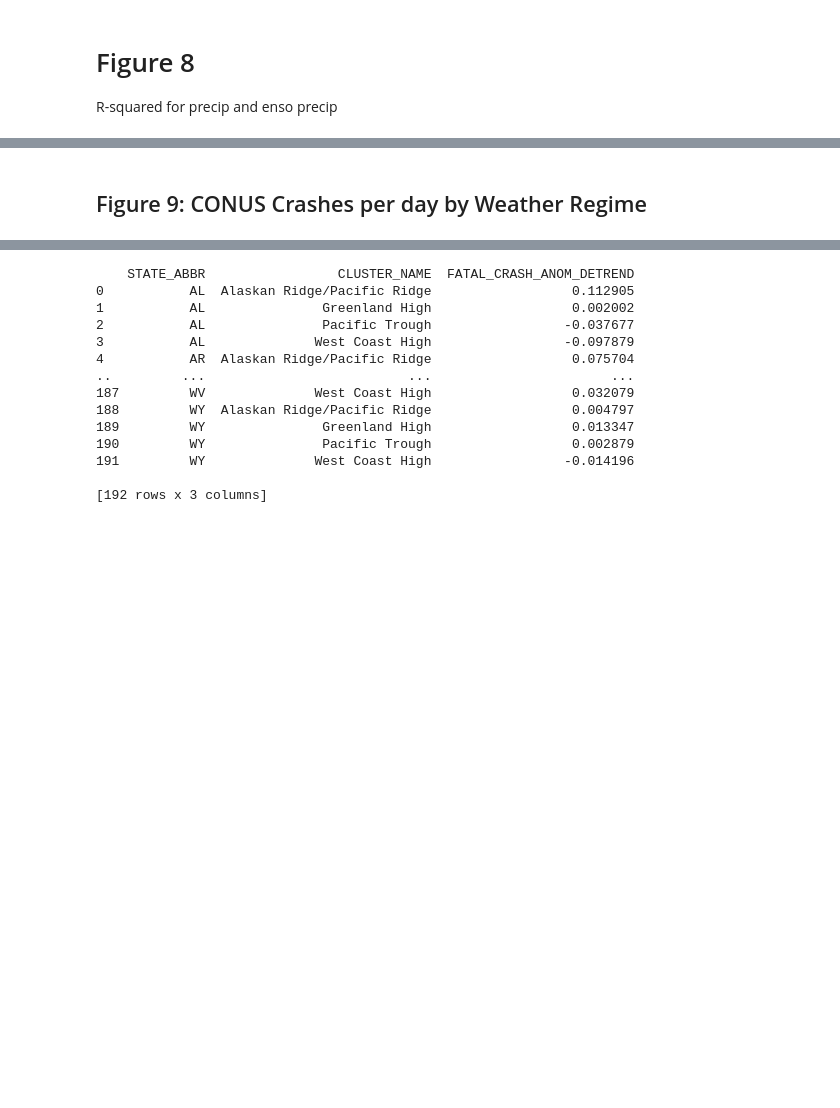
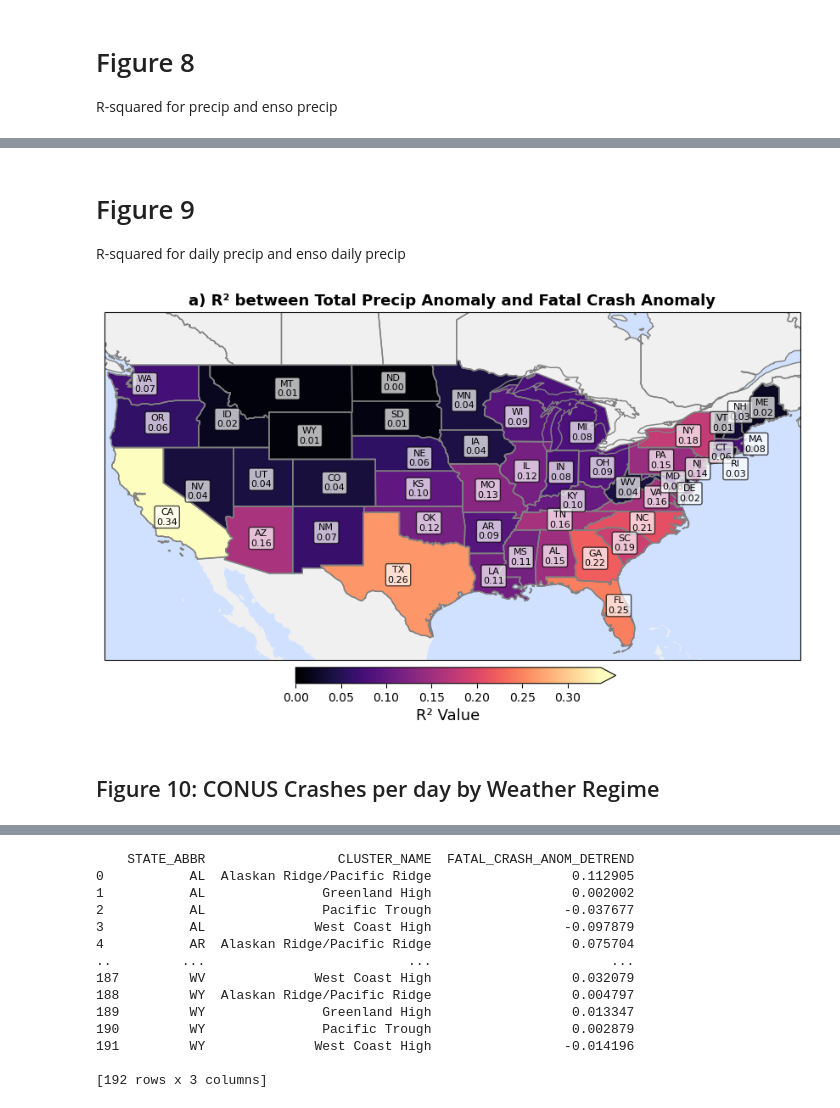
Before and after one commit to ou-esplab/S2S-transportation, a Jupyter notebook: src/Journal_Figs.ipynb, the cells around one changed output, grey strips where cells are left out. Cells and saved outputs as stored; diff of their text form; code cells hidden in the pictures; blank space fills up the shorter version.

```diff
--- a/src/Journal_Figs.ipynb
+++ b/src/Journal_Figs.ipynb
@@ -781,5 +782,16 @@ plot_r2_map_panels([r2_all,r2_enso], state_centers, save_path='../figs/Figure8.p
+# %% [markdown]
+# Figure 9
+R-squared for daily precip and enso daily precip
+# %%
+r2_all_daily = compute_state_precip_r2(df_djf_daily,
+                                       crash_col='FATAL_CRASH_ANOM_DETREND',
+                                       precip_col='PRECIP_ANOM')
+
+plot_r2_map_panels([r2_all_daily], state_centers, save_path='../figs/Figure9.png')
+# %% [output]
+[figure, added]
 # %% [markdown]
-## Figure 9: CONUS Crashes per day by Weather Regime
+## Figure 10: CONUS Crashes per day by Weather Regime
 # %%
 # Select DJF from Daily State Data
 df_djf_daily = df_daily_national[df_daily_national['DATE'].dt.month.isin(months_list)]
```
Also changed, not shown: parts of 15 cells of this notebook, 6 other files.
